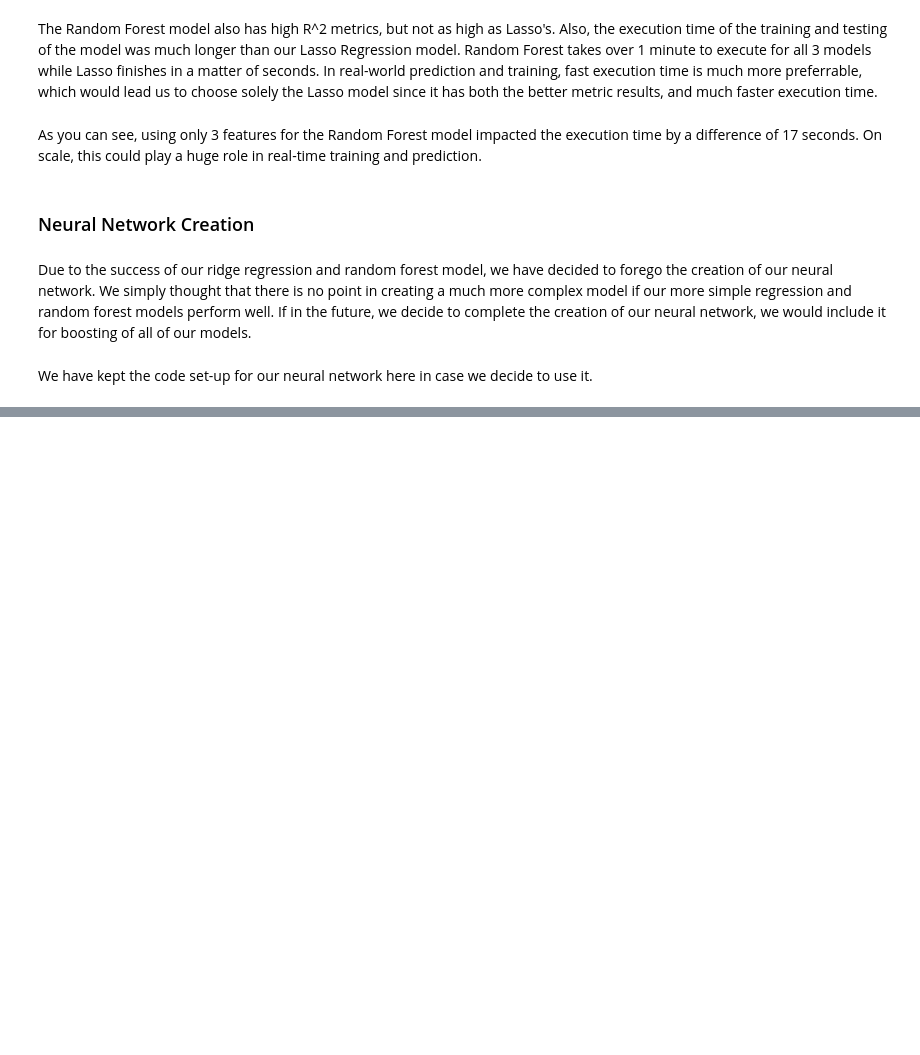
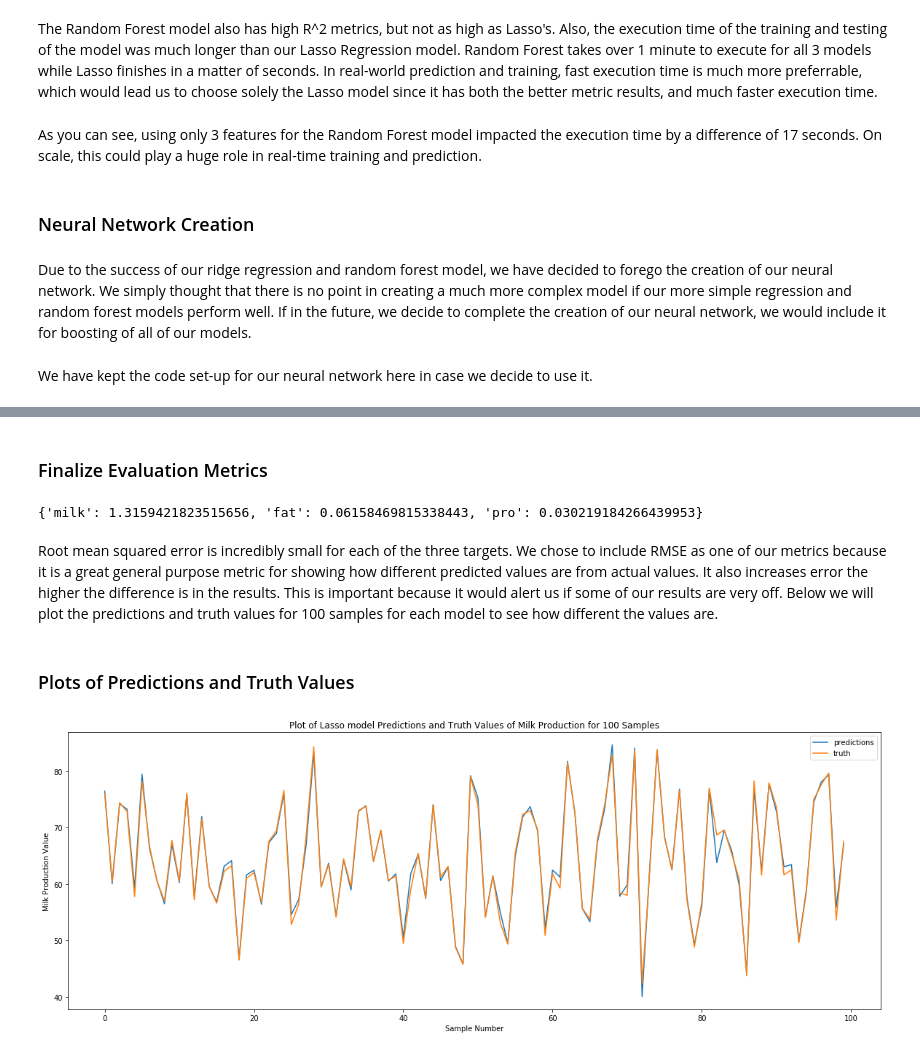
Before and after one commit to thebrianbn/cow_ml, a Jupyter notebook: milk_fat_prediction/milk_fat_analysis.ipynb, the cells around one changed output, grey strips where cells are left out. Drawn from its saved outputs; the diff is of its cells as text; code cells hidden in the pictures; blank space fills up the shorter version.

Commit message:
finalize task 3

```diff
--- a/milk_fat_prediction/milk_fat_analysis.ipynb
+++ b/milk_fat_prediction/milk_fat_analysis.ipynb
@@ -177,6 +178,7 @@ cv_scores = {}
 test_rr = {}
 adjusted_r2 = {}
 subject_coef = {}
+subject_preds = {}
 
 # Training feature vectors
 X = data.loc[:, feature_cols]
@@ -237,6 +239,7 @@ for subject in subjects:
     lasso = Lasso(alpha=0)
     X_train, X_test, y_train, y_test = subject_splits[subject]
     lasso.fit(X_train, y_train)
+    subject_preds[subject] = lasso.predict(X_test)
 
     # Store R^2 values in dictionary
     test_rr[subject] = lasso.score(X_test, y_test)
@@ -438,0 +450,29 @@ TypeError: 'function' object is not subscriptable
+# %% [markdown]
+### Finalize Evaluation Metrics
+# %%
+subject_rmse = {}
+for subject in subjects:
+    preds = subject_preds[subject]
+    _, _, _, actual = subject_splits[subject]
+    subject_rmse[subject] = sqrt(mean_squared_error(actual, preds))
+
+print(subject_rmse)
+# %% [output]
+{'milk': 1.3159421823515656, 'fat': 0.06158469815338443, 'pro': 0.030219184266439953}
+# %% [markdown]
+Root mean squared error is incredibly small for each of the three targets. We chose to include RMSE as one of our metrics because it is a great general purpose metric for showing how different predicted values are from actual values. It also increases error the higher the difference is in the results. This is important because it would alert us if some of our results are very off. Below we will plot the predictions and truth values for 100 samples for each model to see how different the values are.
+# %% [markdown]
+### Plots of Predictions and Truth Values
+# %%
+preds = subject_preds["milk"]
+_, _, _, actual = subject_splits["milk"]
+
+plt.figure(figsize=(20,7))
+plt.plot(range(100), subject_preds["milk"][:100])
+plt.plot(range(100), actual[:100])
+plt.legend(["predictions", "truth"])
+plt.title("Plot of Lasso model Predictions and Truth Values of Milk Production for 100 Samples")
+plt.xlabel("Sample Number")
+plt.ylabel("Milk Production Value");
+# %% [output]
+[figure, added]
```
Also changed, not shown: parts of 16 cells of this notebook.
